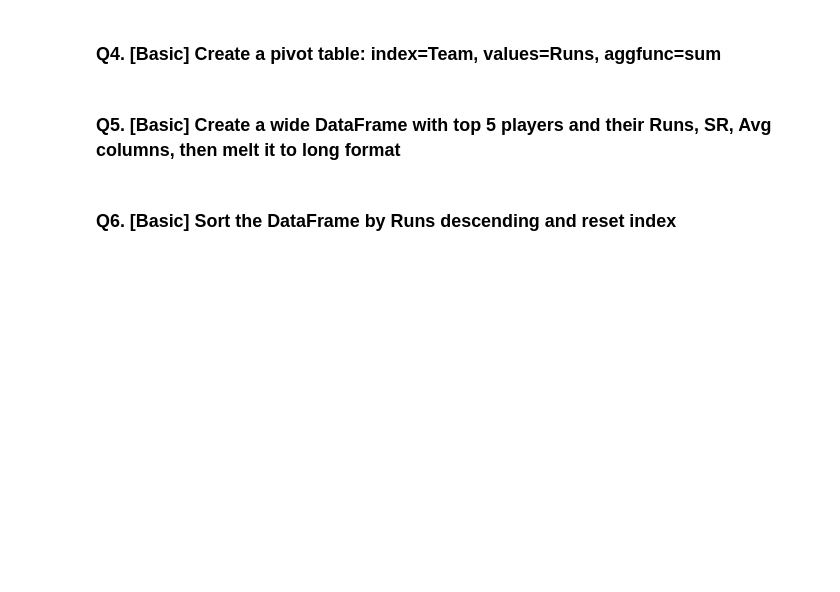
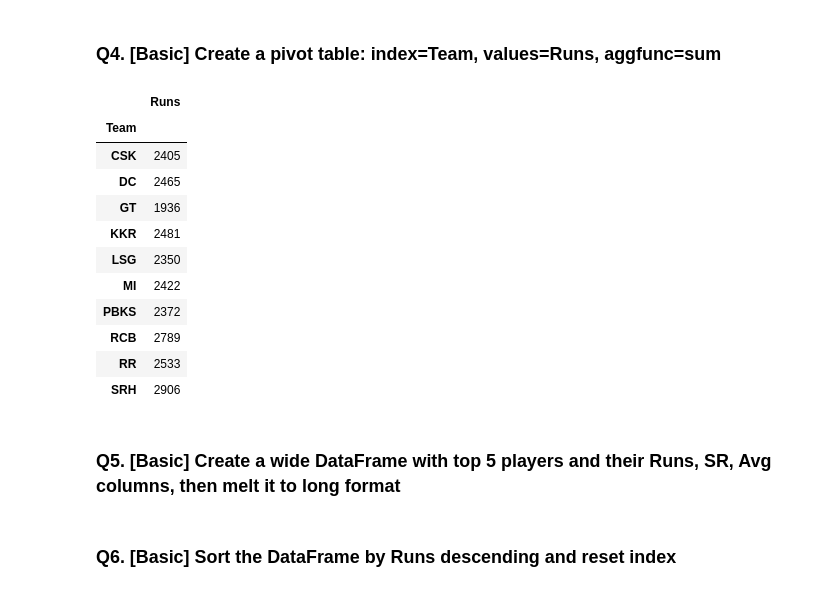
Before and after one commit to Harshit-kumar38/IPL-Dataset-Analysis-Pandas-, a Jupyter notebook: IPL_Pandas_Practice_275Q.ipynb, the cells around one changed output. Cells and saved outputs as stored; diff of their text form; code cells hidden in the pictures; blank space fills up the shorter version.

```diff
--- a/IPL_Pandas_Practice_275Q.ipynb
+++ b/IPL_Pandas_Practice_275Q.ipynb
@@ -2025,6 +2025,20 @@ Ishant Sharma DC              Low 1988-11-05
 # %%
 df['Team'] = df['Player'].str.split().str[-1]
 # Your code here
+df.pivot_table(index='Team', values='Runs', aggfunc='sum')
+# %% [output]
+|  | Runs |
+| Team |  |
+| CSK | 2405 |
+| DC | 2465 |
+| GT | 1936 |
+| KKR | 2481 |
+| LSG | 2350 |
+| MI | 2422 |
+| PBKS | 2372 |
+| RCB | 2789 |
+| RR | 2533 |
+| SRH | 2906 |
 # %% [markdown]
 ### Q5. [Basic] Create a wide DataFrame with top 5 players and their Runs, SR, Avg columns, then melt it to long format
 # %%
```
Also changed, not shown: parts of 3 cells of this notebook.
